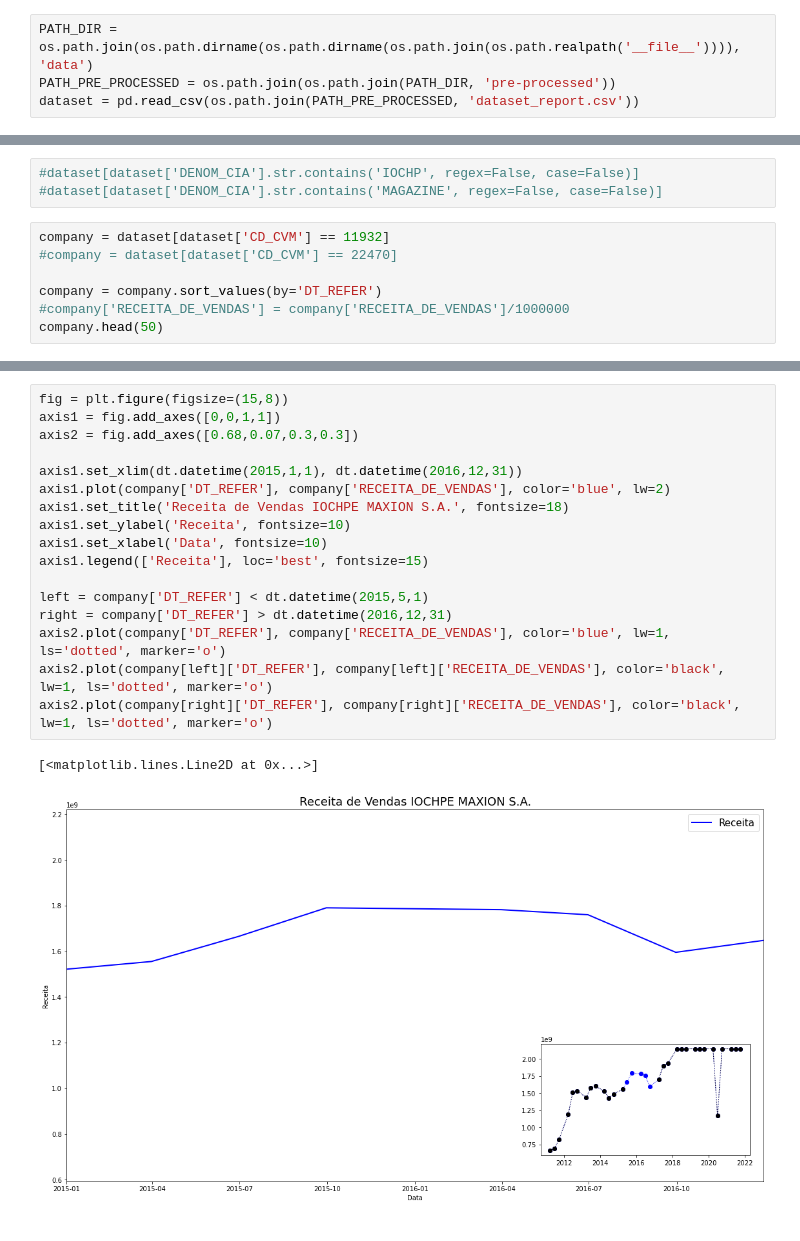
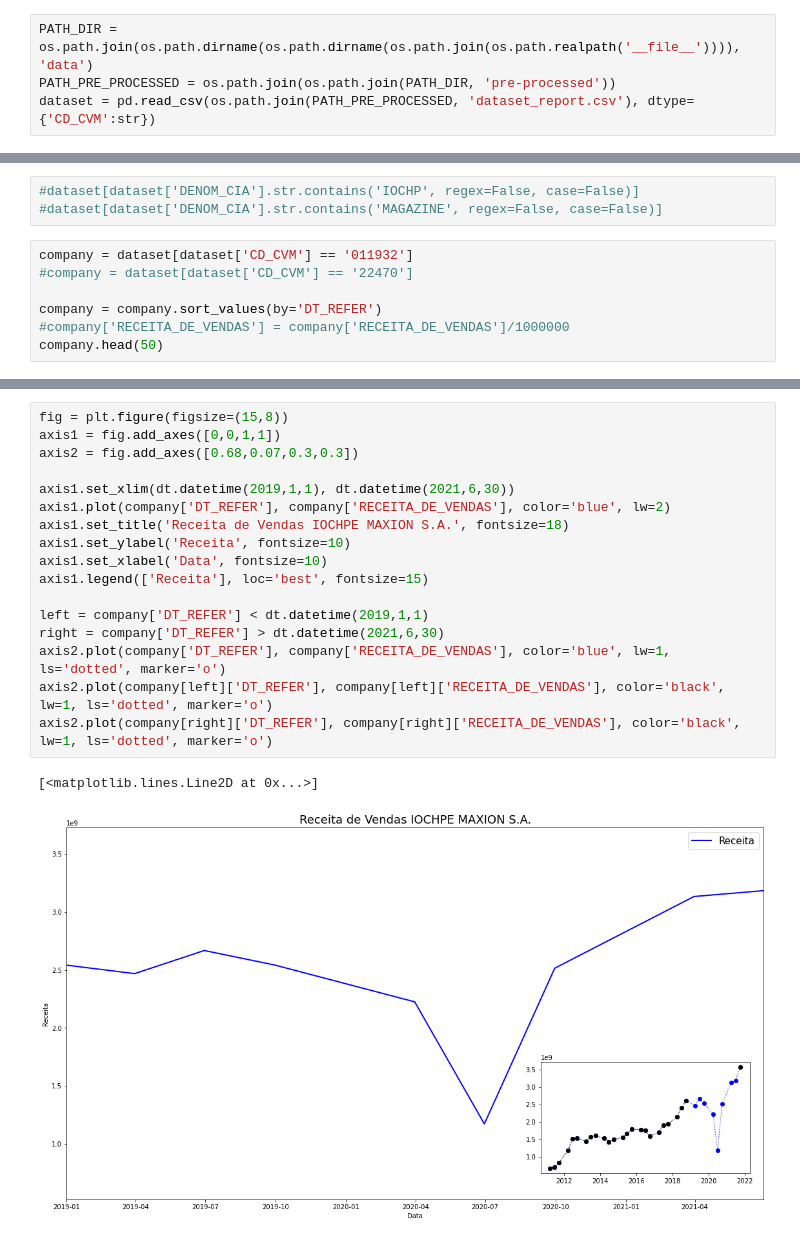
Before and after one commit to andre-ds/fundamentalista, a Jupyter notebook: src/report.ipynb, the cells around one changed output, grey strips where cells are left out. Saved outputs shown, nothing was run; the diff lists cells and outputs as text.

```diff
--- a/src/report.ipynb
+++ b/src/report.ipynb
@@ -11,7 +12,7 @@ pd.set_option('display.max_rows', None)
 # %%
 PATH_DIR = os.path.join(os.path.dirname(os.path.dirname(os.path.join(os.path.realpath('__file__')))), 'data')
 PATH_PRE_PROCESSED = os.path.join(os.path.join(PATH_DIR, 'pre-processed'))
-dataset = pd.read_csv(os.path.join(PATH_PRE_PROCESSED, 'dataset_report.csv'))
+dataset = pd.read_csv(os.path.join(PATH_PRE_PROCESSED, 'dataset_report.csv'), dtype={'CD_CVM':str})
 # %%
 dataset.head()
 # %% [output]
@@ -60,8 +61,8 @@ dataset['DT_REFER'] = pd.to_datetime(dataset['DT_REFER'])
 #dataset[dataset['DENOM_CIA'].str.contains('IOCHP', regex=False, case=False)]
 #dataset[dataset['DENOM_CIA'].str.contains('MAGAZINE', regex=False, case=False)]
 # %%
-company = dataset[dataset['CD_CVM'] == 11932]
-#company = dataset[dataset['CD_CVM'] == 22470]
+company = dataset[dataset['CD_CVM'] == '011932']
+#company = dataset[dataset['CD_CVM'] == '22470']
 
 company = company.sort_values(by='DT_REFER')
 #company['RECEITA_DE_VENDAS'] = company['RECEITA_DE_VENDAS']/1000000
@@ -127,23 +128,23 @@ Text(0.5, 0, 'Data')
 # %%
 fig = plt.figure(figsize=(15,8))
 axis1 = fig.add_axes([0,0,1,1])
 axis2 = fig.add_axes([0.68,0.07,0.3,0.3])
 
-axis1.set_xlim(dt.datetime(2015,1,1), dt.datetime(2016,12,31))
+axis1.set_xlim(dt.datetime(2019,1,1), dt.datetime(2021,6,30))
 axis1.plot(company['DT_REFER'], company['RECEITA_DE_VENDAS'], color='blue', lw=2)
 axis1.set_title('Receita de Vendas IOCHPE MAXION S.A.', fontsize=18)
 axis1.set_ylabel('Receita', fontsize=10)
 axis1.set_xlabel('Data', fontsize=10)
 axis1.legend(['Receita'], loc='best', fontsize=15)
 
-left = company['DT_REFER'] < dt.datetime(2015,5,1)
-right = company['DT_REFER'] > dt.datetime(2016,12,31)
+left = company['DT_REFER'] < dt.datetime(2019,1,1)
+right = company['DT_REFER'] > dt.datetime(2021,6,30)
 axis2.plot(company['DT_REFER'], company['RECEITA_DE_VENDAS'], color='blue', lw=1, ls='dotted', marker='o')
 axis2.plot(company[left]['DT_REFER'], company[left]['RECEITA_DE_VENDAS'], color='black', lw=1, ls='dotted', marker='o')
 axis2.plot(company[right]['DT_REFER'], company[right]['RECEITA_DE_VENDAS'], color='black', lw=1, ls='dotted', marker='o')
 # %% [output]
 [<matplotlib.lines.Line2D at 0x...>]
-[figure, old version]
+[figure, new version]
 # %%
 fig = plt.figure(figsize=(18,8))
 axis = fig.add_axes([0,0,1,1])
```
Also changed, not shown: parts of 17 cells of this notebook, 8 other files.
